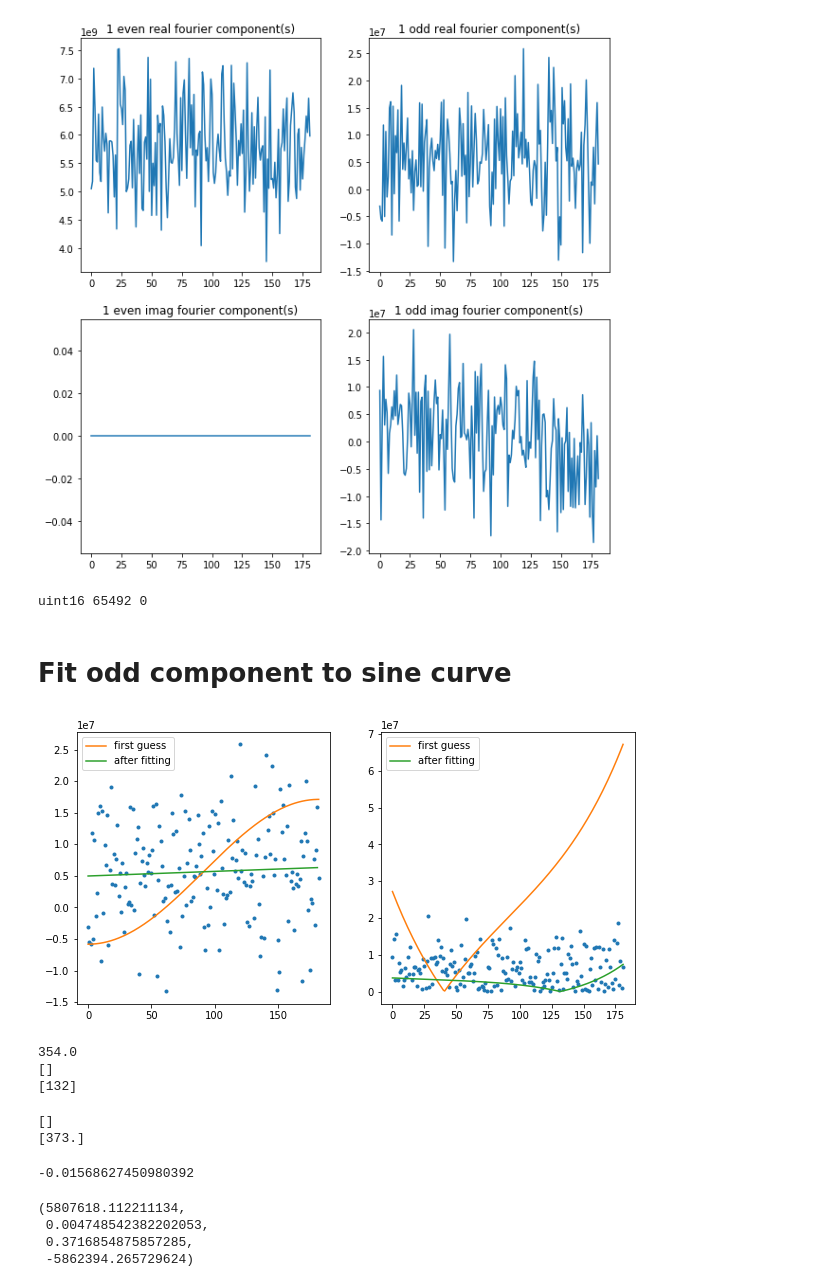
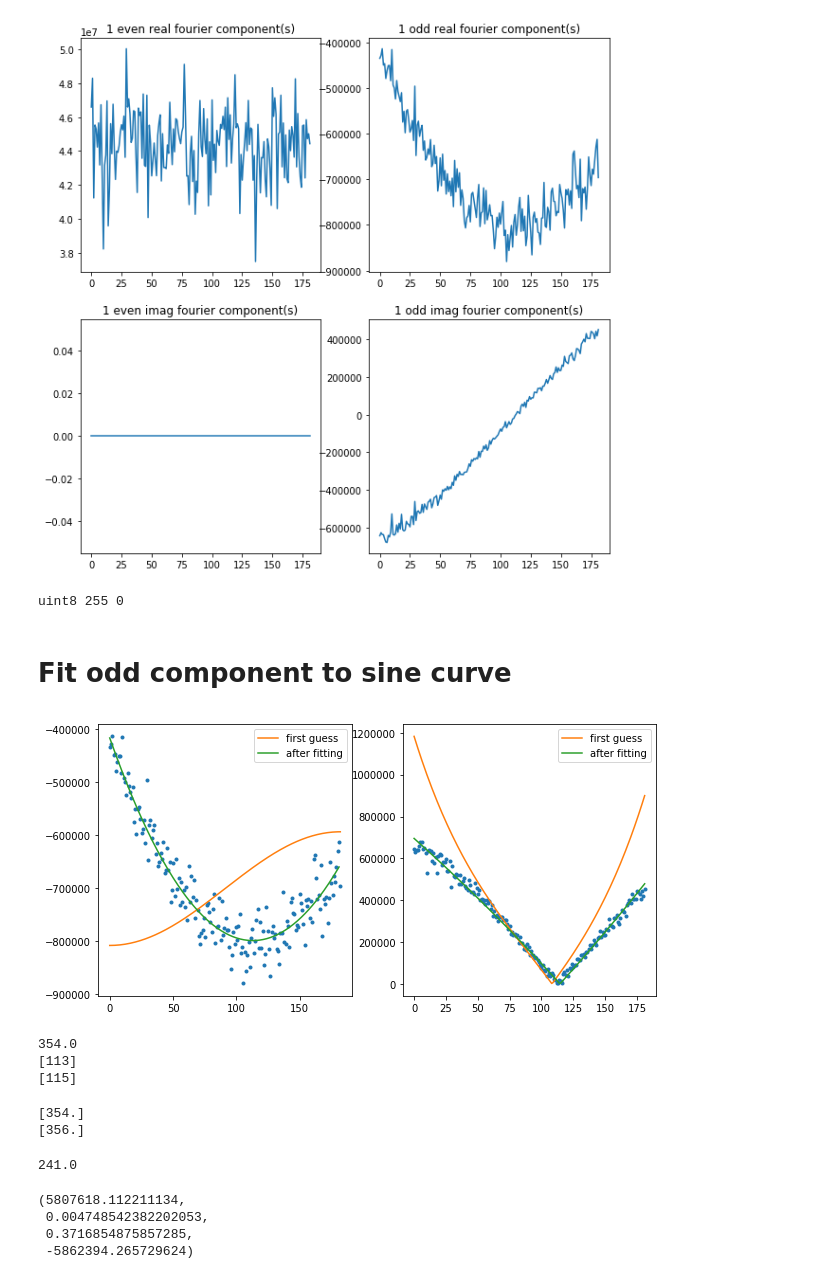
Before and after one commit to everettvacek/rotationCenter, a Jupyter notebook: Detector_shifting.ipynb, the cells around one changed output. Drawn from its saved outputs; the diff is of its cells as text; code cells hidden in the pictures.

Commit message:
changed to Poisson noise, 8 bit image, and removed constant additive term from sinh fitting

```diff
--- a/Detector_shifting.ipynb
+++ b/Detector_shifting.ipynb
@@ -28,10 +28,13 @@ def threshold_plot(plot, amount):
     plot = np.asarray([0 if i <0 else i for i in plot])
     return plot
 
-def add_noise(array, mean, std, multiplier):
-    noise = np.random.normal(mean, std ,array.shape)*multiplier
+def add_noise(array, mean, std, multiplier, shot=True):
+    if shot == True:
+        noise = np.random.poisson(mean, array.shape)*multiplier
+    else:
+        noise = np.random.normal(mean, std ,array.shape)*multiplier
     array = array+noise-np.min(noise)
-    array = np.array(((array-np.min(array))/np.max(array))*(2**16), dtype=np.uint16)
+    array = np.array(((array-np.min(array))/np.max(array))*(2**8), dtype=np.uint8)
     #array += (np.random.poisson(lam=25, size=array.shape) - 10) / 255.
     return array
 # %%
@@ -41,7 +44,7 @@ offset = 0#int(imshape/10)+300
 posa = int(imshape/2)-int(512/2)+offset
 posb = int(imshape/2)+int(512/2)+offset
 
-noise = 500
+noise = 1000
 #Load Shepp Logan Phantom
 slp = np.asarray(plt.imread('./pictures/Shepp-Logan_Phantom.tif')[:,:], dtype= float)
 
@@ -64,7 +67,7 @@ sinogram = radon(phantom, theta=theta, circle=Circle)
 np.save('sinogram2', sinogram)
 '''
 sinogram = np.load('sinogram_off_center.npy')
-sinogram = sinogram*2**16/np.max(sinogram)
+#sinogram = np.array(sinogram*2**8/np.max(sinogram), dtype=np.uint8)
 sinogram_noise = add_noise(sinogram,np.mean(sinogram),np.std(sinogram), noise)
 plt.figure(figsize=(10,5))
 plt.subplot(121)
@@ -207,8 +210,8 @@ plt.show()
 
 print(sinogram_shift.dtype, np.max(sinogram_shift), np.min(sinogram_shift))
 # %% [output]
-[figure, old version]
+[figure, new version]
-uint16 65492 0
+uint8 255 0
 # %% [markdown]
 # Fit odd component to sine curve
 # %%
@@ -219,13 +222,13 @@ data = np.asarray(reals_odd) # create artificial data with noise
 data_linear = np.asarray(imag_odd)
 
 guess_mean = np.mean(data)
-guess_std = 3*np.std(data)/(2**0.5)/(2**0.5)
+guess_std = np.std(data)
 guess_phase = -np.pi/2
 guess_freq = np.pi/(N)
 guess_amp = np.max(data)
 
-guess_mean2 = 20000000.
-guess_std2 = 3*np.std(data_linear)/(2**0.5)/(2**0.5)
+guess_mean2 = np.mean(data_linear)
+guess_std2 = np.std(data_linear)
 guess_phase2 = -np.pi/2
 guess_freq2 = np.pi/(N)
 guess_amp2 = np.max(data_linear)
@@ -240,36 +243,36 @@ est_amp, est_freq, est_phase, est_mean= leastsq(optimize_func, [guess_amp, guess
 
 # recreate the fitted curve using the optimized parameters
 data_linear = np.asarray(imag_odd)
 guess_slope = 10
 guess_intercept = -4
 s = t
-optimize_linear = lambda y: y[0]*np.sinh(y[1]*s + y[2])+ y[3] - data_linear
-est_amp2, est_freq2, est_phase2, est_mean2 = leastsq(optimize_linear, [guess_amp2, guess_freq2, guess_phase2, guess_mean2])[0]
+optimize_linear = lambda y: y[0]*np.sinh(y[1]*s + y[2]) - data_linear
+est_amp2, est_freq2, est_phase2 = leastsq(optimize_linear, [guess_amp2, guess_freq2, guess_phase2, guess_mean2])[0]
 
 # recreate the fitted curve using the optimized parameters
 
 fine_t = np.arange(0,N,1)
 data_fit=est_amp*np.cosh(est_freq*fine_t+est_phase)+est_mean
 
 data_fit_linear = est_amp2*np.sinh(est_freq2*s+ est_phase2)+ est_mean2
 data_first_guess_linear = guess_amp2*np.sinh(guess_freq2*s+ guess_phase2)+ guess_mean2
 
 plt.figure(figsize = (10,5))
 plt.subplot(121)
 plt.plot(t, data, '.')
 plt.plot(t, data_first_guess, label='first guess')
 plt.plot(fine_t, data_fit, label='after fitting')
 plt.legend()
 
 plt.subplot(122)
 plt.plot(np.abs(data_linear), '.')
 plt.plot(np.abs(data_first_guess_linear), label='first guess')
 plt.plot(fine_t, np.abs(data_fit_linear), label='after fitting')
 plt.legend()
 
 plt.show()
 # %% [output]
-[figure, old version]
+[figure, new version]
 # %%
 x_range = np.linspace(0,N, 1)
 fit = est_amp*np.sin(est_freq*x_range+est_phase)+est_mean
@@ -285,18 +288,19 @@ print(fft_odd_max)#*sinogram_shift.shape[0]/shifting_range)
 print(fft_odd_imag_min)
 # %% [output]
 354.0
-[]
-[132]
+[113]
+[115]
 # %%
 print(sinogram.shape[0]/2+fft_odd_max)
 print(sinogram.shape[0]/2+fft_odd_imag_min)
 # %% [output]
-[]
-[373.]
+[354.]
+[356.]
 # %%
 np.min((np.random.poisson(lam=25, size=sinogram.shape) - 10) / 255.)
+sinogram.shape[0]/2
 # %% [output]
--0.01568627450980392
+241.0
 # %%
 est_amp2, est_freq2, est_phase2, est_mean2
 # %% [output]
```
Also changed, not shown: parts of 2 cells of this notebook.
